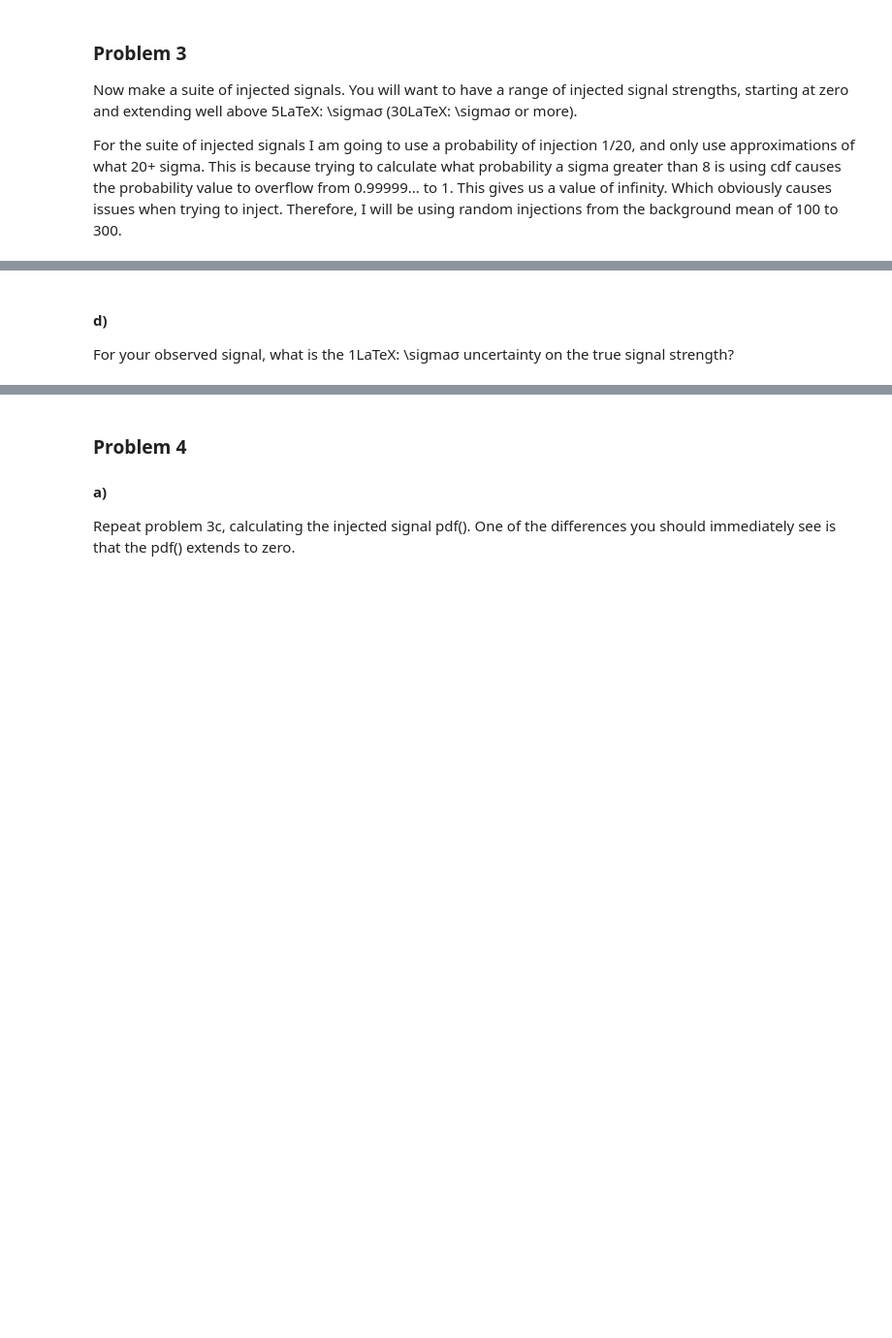
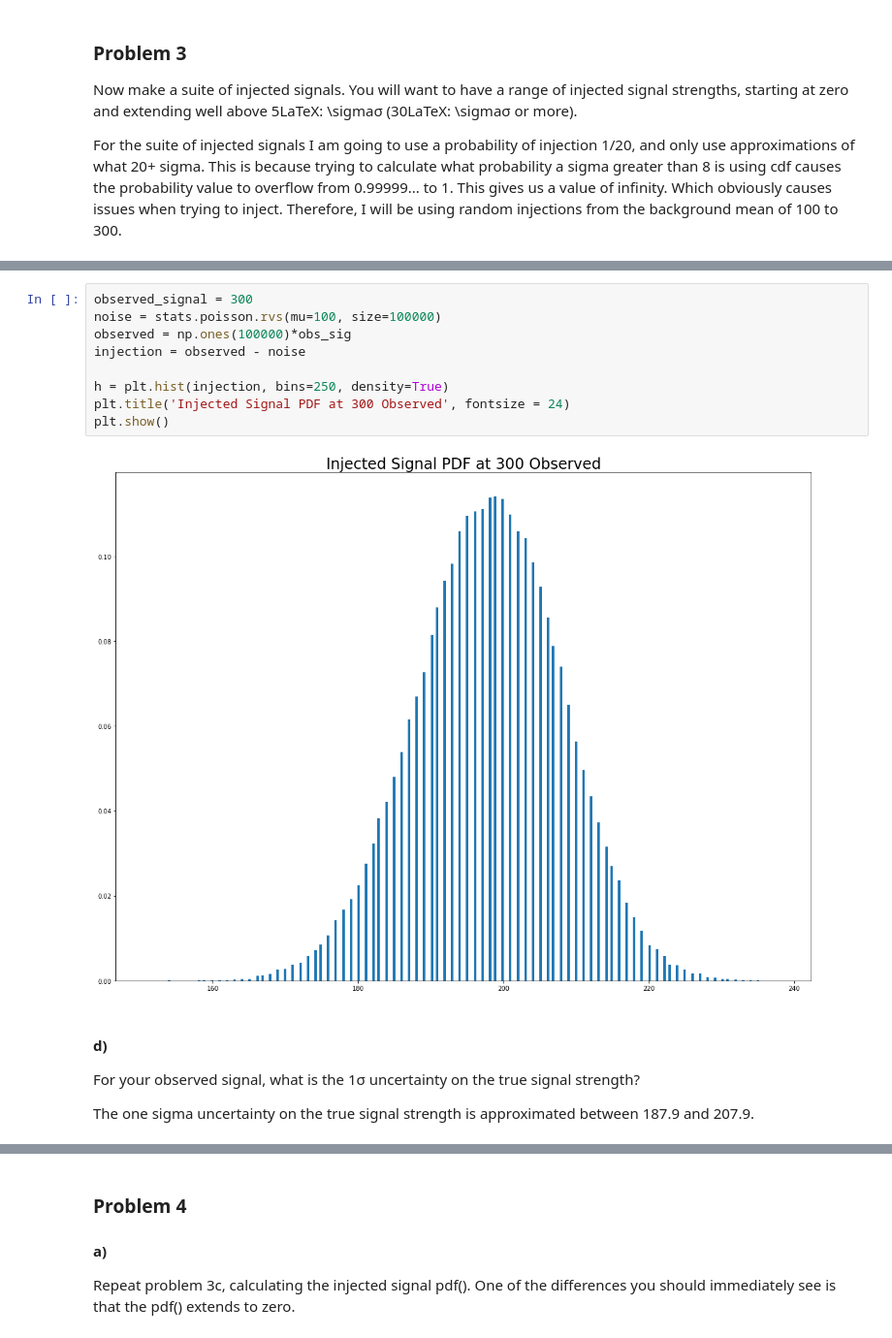
Before and after one commit to IgorBanin/Phys434, a Jupyter notebook: lab6.ipynb, the cells around one changed output, grey strips where cells are left out. Shown: that part at 97% size. Cells and saved outputs as stored; diff of their text form; blank space fills up the shorter version.

```diff
--- a/lab6.ipynb
+++ b/lab6.ipynb
@@ -130,3 +139,16 @@ Now reverse the problem, select an observed signal (pick something quite a bit s
+# %%
+observed_signal = 300
+noise = stats.poisson.rvs(mu=100, size=100000)
+observed = np.ones(100000)*obs_sig
+injection = observed - noise
+
+h = plt.hist(injection, bins=250, density=True)
+plt.title('Injected Signal PDF at 300 Observed', fontsize = 24)
+plt.show()
+# %% [output]
+[figure, added]
 # %% [markdown]
 #### d)
-For your observed signal, what is the 1LaTeX: \sigmaσ uncertainty on the true signal strength?
+For your observed signal, what is the 1σ uncertainty on the true signal strength?
+
+The one sigma uncertainty on the true signal strength is approximated between 187.9 and 207.9.
```
Also changed, not shown: parts of 13 cells of this notebook, 1 other file.
